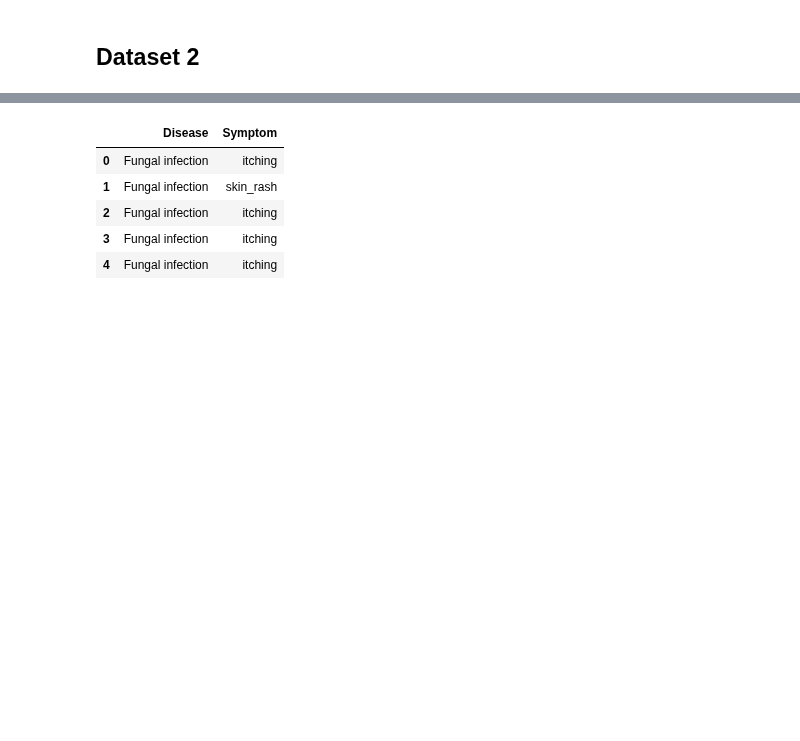
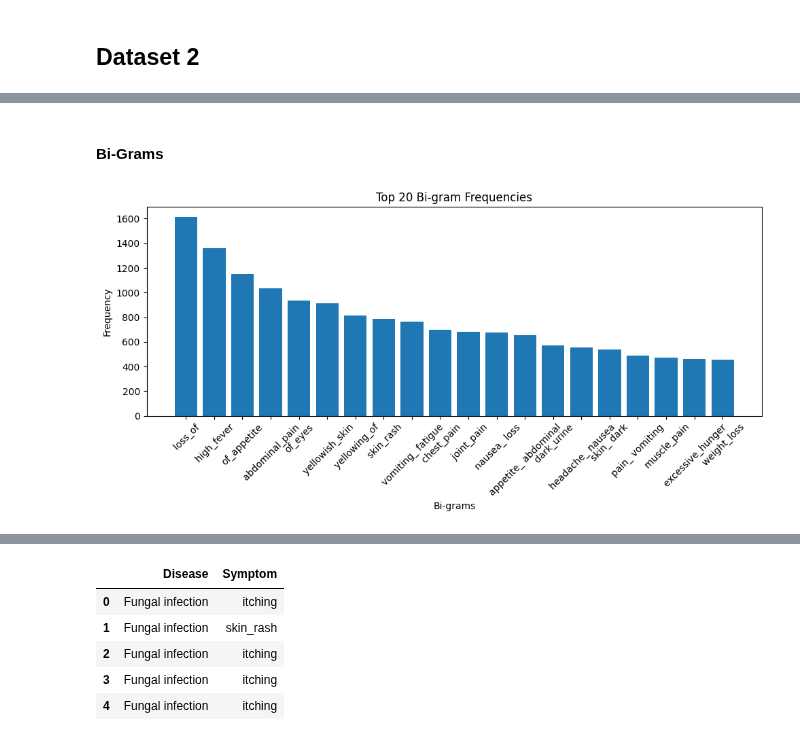
Before and after one commit to disease-outbreak/disease-outbreak, a Jupyter notebook: final_report_symptoms.ipynb, the cells around one changed output, grey strips where cells are left out. Cells and saved outputs as stored; diff of their text form; code cells hidden in the pictures; blank space fills up the shorter version.

```diff
--- a/final_report_symptoms.ipynb
+++ b/final_report_symptoms.ipynb
@@ -81,0 +167,34 @@ df.head()
+# %%
+# Drop the 'Disease' column and flatten the DataFrame to get a list of all symptom words
+all_symptoms = df.drop(columns=['Disease']).values.flatten()
+# Convert all values to strings and filter out the string representation of NaN
+all_symptoms = [str(s) for s in all_symptoms if str(s) != 'nan' and str(s) != 'NaN']
+
+
+# Tokenize the symptoms
+tokens = list(chain.from_iterable([symptom.split('_') for symptom in all_symptoms]))
+
+# Generate bi-grams and tri-grams
+bi_grams = list(ngrams(tokens, 2))
+tri_grams = list(ngrams(tokens, 3))
+
+# Count frequencies of each bi-gram and tri-gram
+bi_gram_counts = Counter(bi_grams)
+tri_gram_counts = Counter(tri_grams)
+# %% [markdown]
+#### Bi-Grams
+# %%
+# Sort the bi_gram_counts dictionary by values (frequencies) in descending order and take top 20
+top_20_bi_grams = dict(sorted(bi_gram_counts.items(), key=lambda item: item[1], reverse=True)[:20])
+
+# Visualization of Top 20 Bi-grams
+plt.figure(figsize=(10, 5))
+plt.bar(['_'.join(bg) for bg in top_20_bi_grams.keys()], top_20_bi_grams.values())
+plt.xlabel('Bi-grams')
+plt.ylabel('Frequency')
+plt.xticks(rotation=45)
+plt.title('Top 20 Bi-gram Frequencies')
+plt.tight_layout()
+plt.show()
+# %% [output]
+[figure, added]
```
Also changed, not shown: parts of 46 cells of this notebook, 2 other files.
